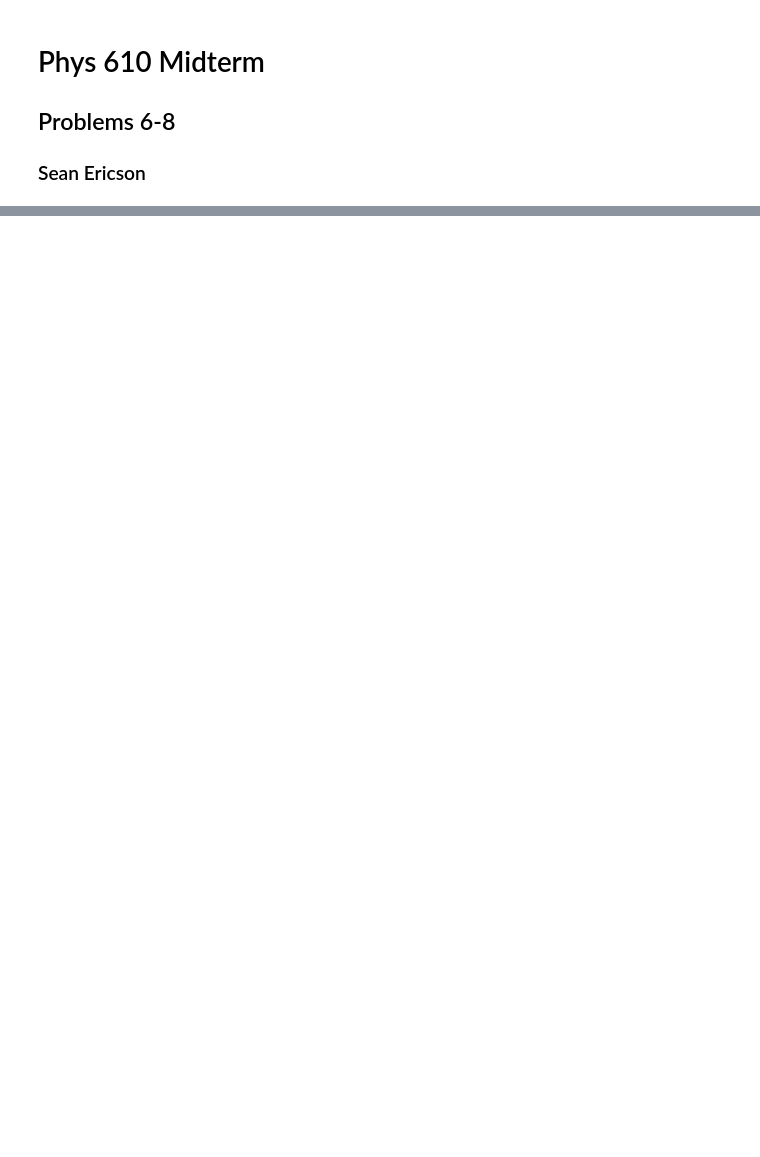
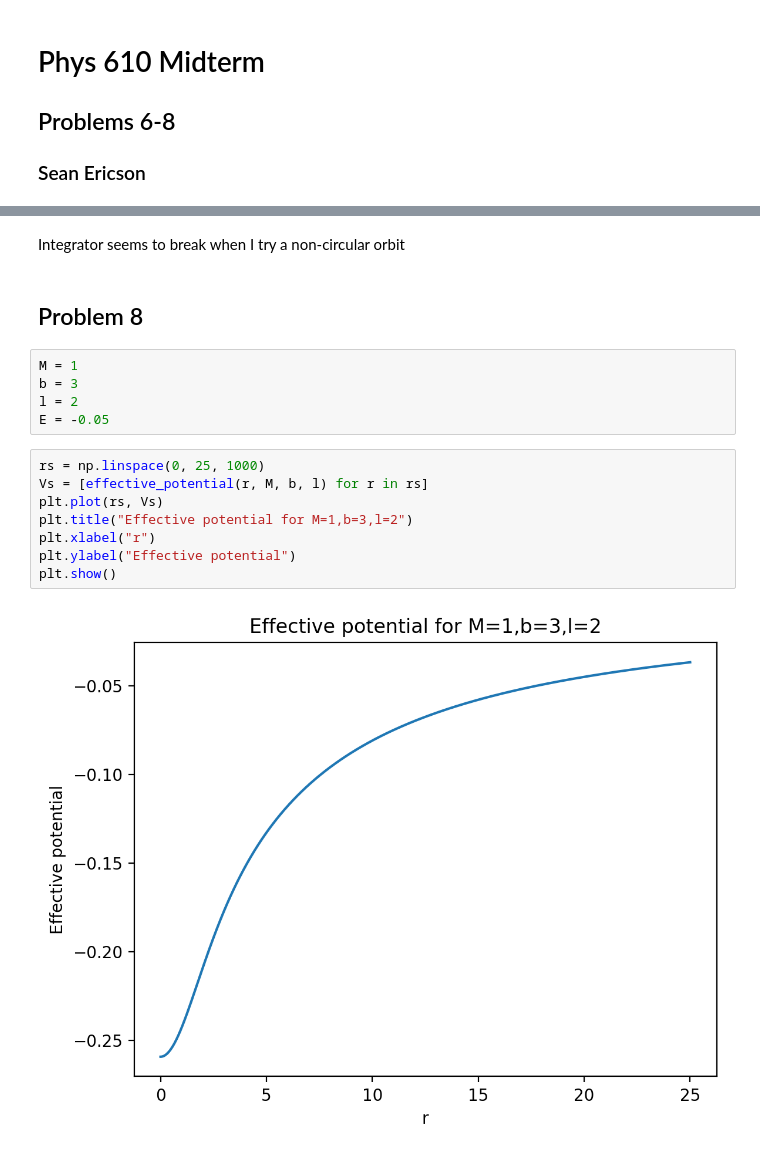
Before and after one commit to Sean-Ericson/Physics-Homework, a Jupyter notebook: GR/Midterm/Answers/code/integration.ipynb, the cells around one changed output, grey strips where cells are left out. Drawn from its saved outputs; the diff is of its cells as text; blank space fills up the shorter version.

```diff
--- a/GR/Midterm/Answers/code/integration.ipynb
+++ b/GR/Midterm/Answers/code/integration.ipynb
@@ -86,0 +97,19 @@ def f(t, y, M, b):
+# %% [markdown]
+Integrator seems to break when I try a non-circular orbit
+# %% [markdown]
+## Problem 8
+# %%
+M = 1
+b = 3
+l = 2
+E = -0.05
+# %%
+rs = np.linspace(0, 25, 1000)
+Vs = [effective_potential(r, M, b, l) for r in rs]
+plt.plot(rs, Vs)
+plt.title("Effective potential for M=1,b=3,l=2")
+plt.xlabel("r")
+plt.ylabel("Effective potential")
+plt.show()
+# %% [output]
+[figure, added]
```
Also changed, not shown: parts of 13 cells of this notebook, 11 other files.
